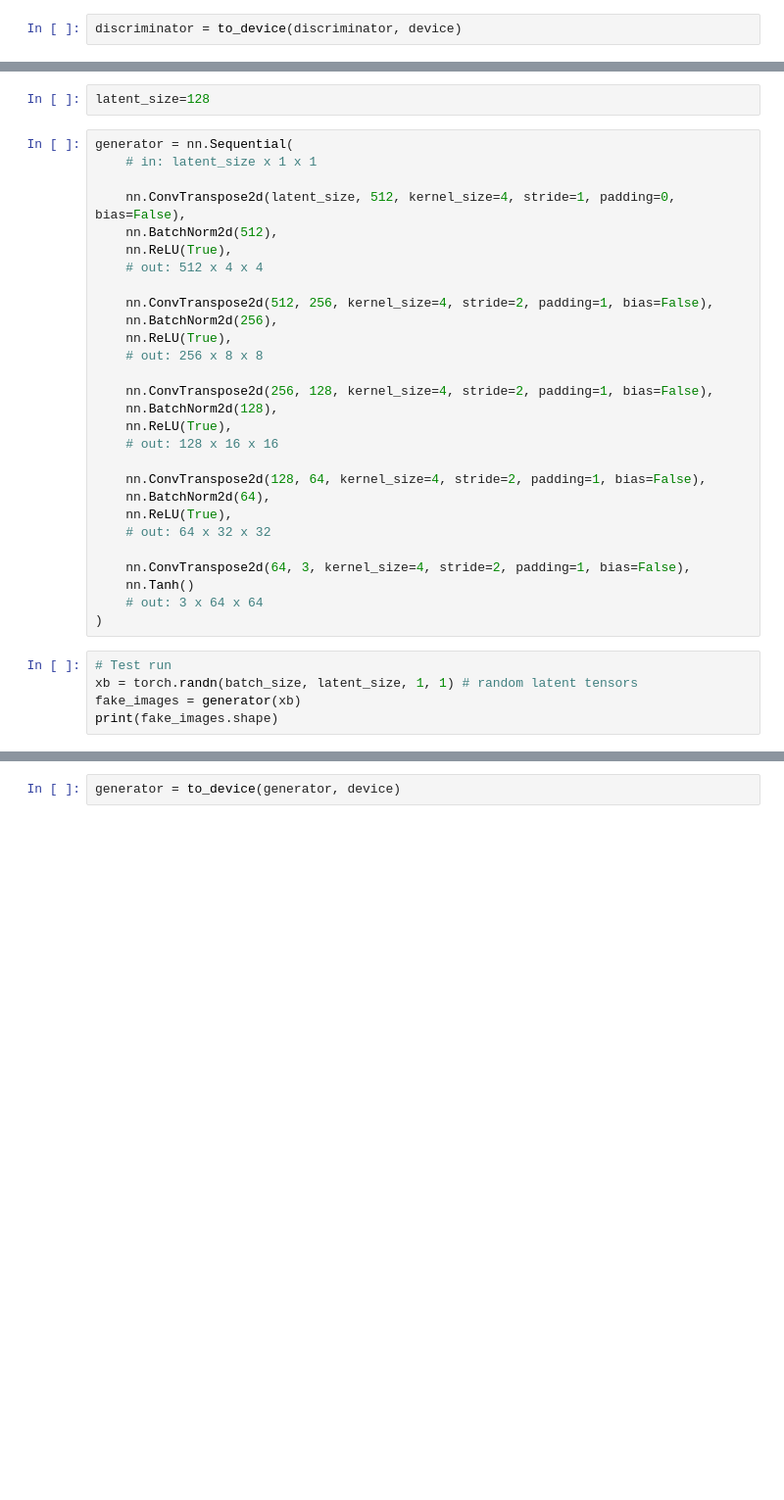
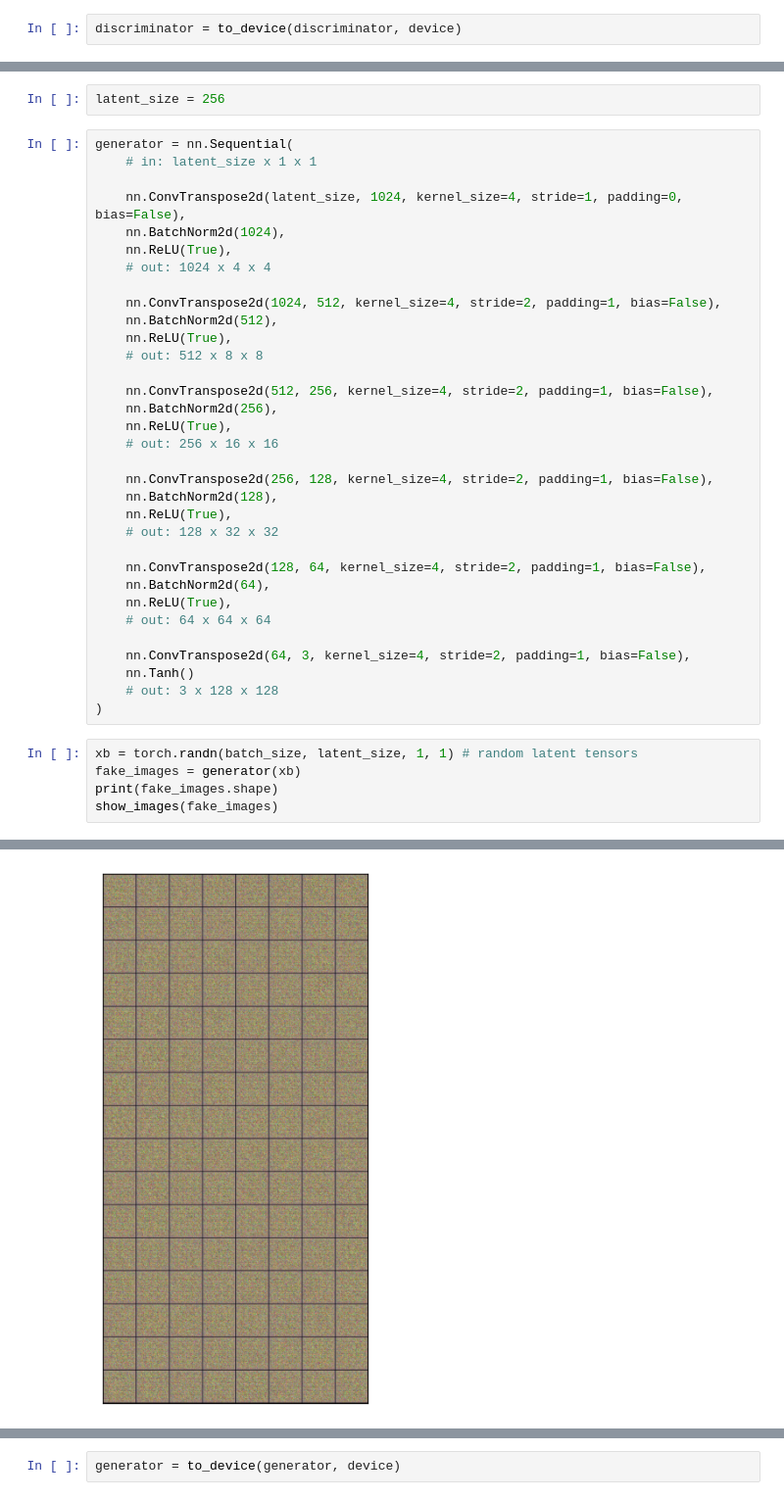
Before and after one commit to nithinv-27/wall_paper_gen, a Jupyter notebook: train.ipynb, the cells around one changed output, grey strips where cells are left out. Shown at 98% size. Drawn from its saved outputs; the diff is of its cells as text; blank space fills up the shorter version.

```diff
--- a/train.ipynb
+++ b/train.ipynb
@@ -95,36 +135,41 @@ discriminator = to_device(discriminator, device)
 # %%
-latent_size=128
+latent_size = 256
 # %%
 generator = nn.Sequential(
     # in: latent_size x 1 x 1
 
-    nn.ConvTranspose2d(latent_size, 512, kernel_size=4, stride=1, padding=0, bias=False),
+    nn.ConvTranspose2d(latent_size, 1024, kernel_size=4, stride=1, padding=0, bias=False),
+    nn.BatchNorm2d(1024),
+    nn.ReLU(True),
+    # out: 1024 x 4 x 4
+
+    nn.ConvTranspose2d(1024, 512, kernel_size=4, stride=2, padding=1, bias=False),
     nn.BatchNorm2d(512),
     nn.ReLU(True),
-    # out: 512 x 4 x 4
+    # out: 512 x 8 x 8
 
     nn.ConvTranspose2d(512, 256, kernel_size=4, stride=2, padding=1, bias=False),
     nn.BatchNorm2d(256),
     nn.ReLU(True),
-    # out: 256 x 8 x 8
+    # out: 256 x 16 x 16
 
     nn.ConvTranspose2d(256, 128, kernel_size=4, stride=2, padding=1, bias=False),
     nn.BatchNorm2d(128),
     nn.ReLU(True),
-    # out: 128 x 16 x 16
+    # out: 128 x 32 x 32
 
     nn.ConvTranspose2d(128, 64, kernel_size=4, stride=2, padding=1, bias=False),
     nn.BatchNorm2d(64),
     nn.ReLU(True),
-    # out: 64 x 32 x 32
+    # out: 64 x 64 x 64
 
     nn.ConvTranspose2d(64, 3, kernel_size=4, stride=2, padding=1, bias=False),
     nn.Tanh()
-    # out: 3 x 64 x 64
+    # out: 3 x 128 x 128
 )
 # %%
-# Test run
 xb = torch.randn(batch_size, latent_size, 1, 1) # random latent tensors
 fake_images = generator(xb)
 print(fake_images.shape)
+show_images(fake_images)
 # %% [output]
@@ -131,0 +177 @@ torch.Size([128, 3, 64, 64])
+[figure, added]
```
Also changed, not shown: parts of 32 cells of this notebook.
